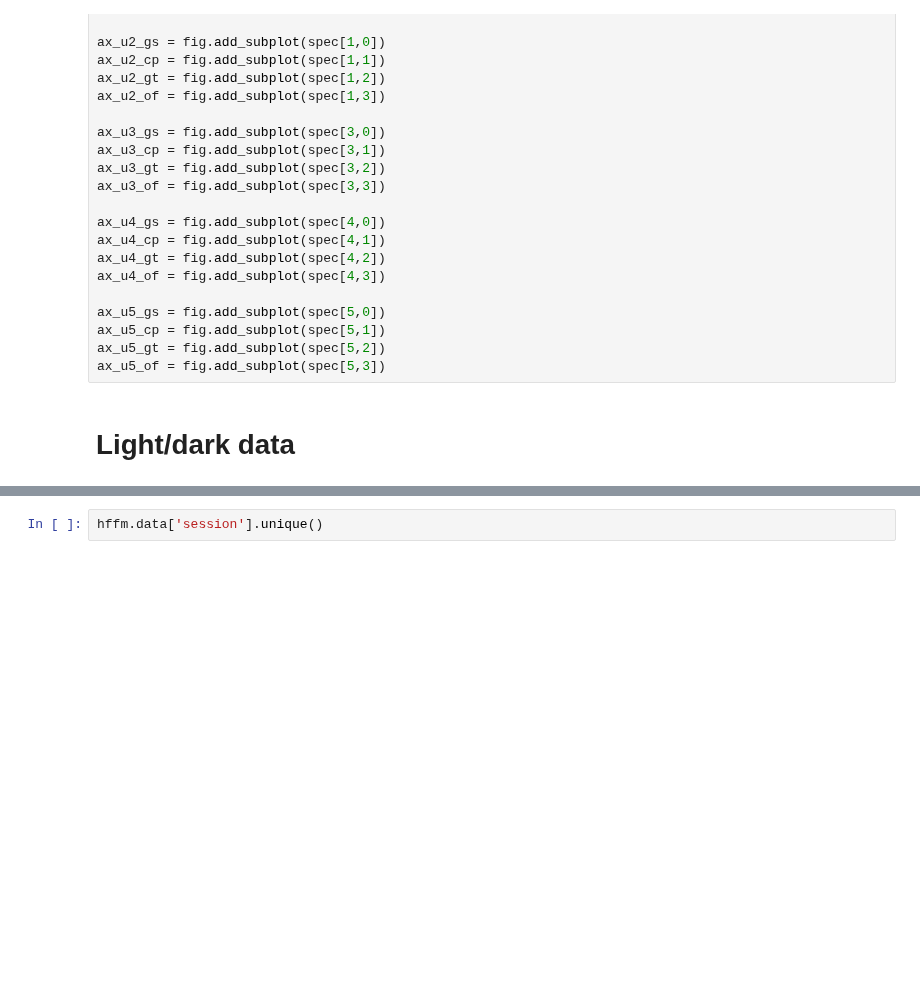
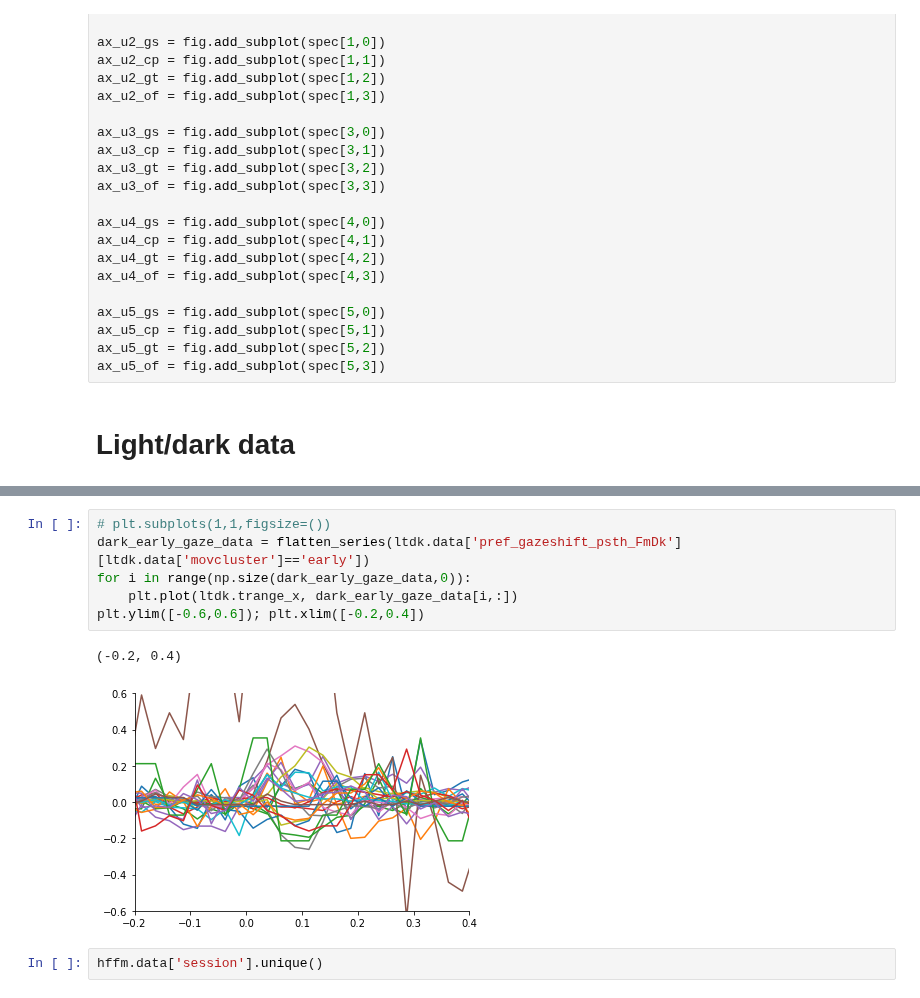
Before and after one commit to nielllab/FreelyMovingEphys, a Jupyter notebook: projects/ephys/figs.ipynb, the cells around one changed output, grey strips where cells are left out. Saved outputs shown, nothing was run; the diff lists cells and outputs as text; blank space fills up the shorter version.

```diff
--- a/projects/ephys/figs.ipynb
+++ b/projects/ephys/figs.ipynb
@@ -1164,3 +1189,12 @@ fig4.savefig('/home/niell_lab/Desktop/eyemov_paper/lightdark_movclusts.pdf')
+# %%
+# plt.subplots(1,1,figsize=())
+dark_early_gaze_data = flatten_series(ltdk.data['pref_gazeshift_psth_FmDk'][ltdk.data['movcluster']=='early'])
+for i in range(np.size(dark_early_gaze_data,0)):
+    plt.plot(ltdk.trange_x, dark_early_gaze_data[i,:])
+plt.ylim([-0.6,0.6]); plt.xlim([-0.2,0.4])
+# %% [output]
+(-0.2, 0.4)
+[figure, added]
 # %%
 hffm.data['session'].unique()
 # %%
```
Also changed, not shown: parts of 17 cells of this notebook, 4 other files.
